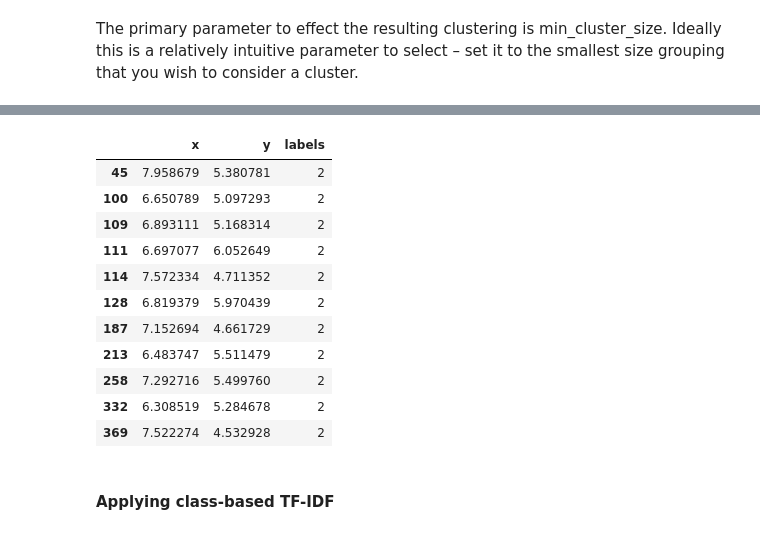
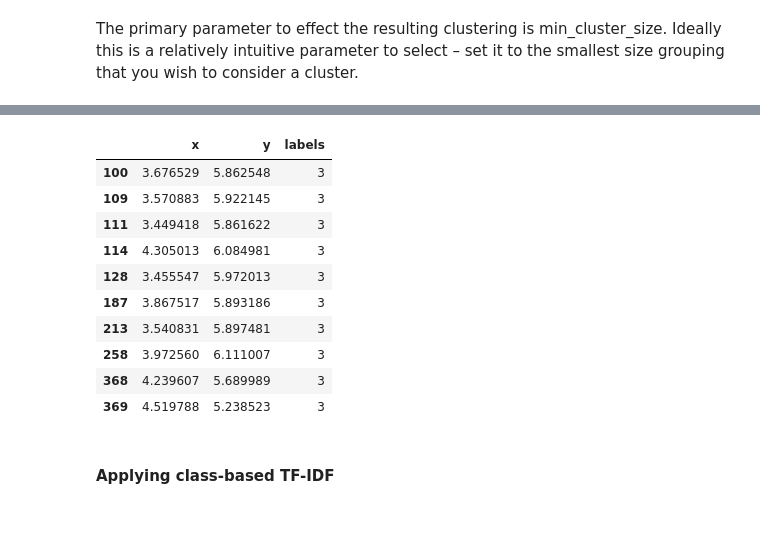
Before and after one commit to booktrackerGirl/Data-wrangling-and-analysis, a Jupyter notebook: Google Scholar Search/arXiv_analysis.ipynb, the cells around one changed output, grey strips where cells are left out. Drawn from its saved outputs; the diff is of its cells as text; code cells hidden in the pictures.

```diff
--- a/Google Scholar Search/arXiv_analysis.ipynb
+++ b/Google Scholar Search/arXiv_analysis.ipynb
@@ -530,6 +530,6 @@ UMAP has several hyperparameters that can have a significant impact on the resul
 
 Each of these parameters has a distinct effect, and we will look at each in turn. To make exploration simpler we will first write a short utility function that can fit the data with UMAP given a set of parameter choices, and plot the result.
 # %%
-umap_data1 = umap.UMAP(n_neighbors=200, n_components=50, min_dist=0.5, metric='correlation').fit_transform(embeddings)
-umap_data1.shape
+umap_data_1 = umap.UMAP(n_neighbors=200, n_components=50, min_dist=0.5, metric='cosine').fit_transform(embeddings)
+umap_data_1.shape
 # %% [output]
@@ -543,0 +539,3 @@ cluster1 = hdbscan.HDBSCAN(min_cluster_size=20,
+# %%
+umap_data_2 = umap.UMAP(n_neighbors=5, n_components=2, min_dist=0.2, metric='cosine').fit_transform(umap_data_1)
+umap_data_2.shape
@@ -543,0 +544,11 @@ cluster1 = hdbscan.HDBSCAN(min_cluster_size=20,
+# %%
+# Prepare data
+
+cluster = hdbscan.HDBSCAN(min_cluster_size=8,
+                          metric='euclidean',
+                          cluster_selection_method='eom').fit(umap_data_2)
+
+result = pd.DataFrame(umap_data_2, columns=['x', 'y'])
+result['labels'] = cluster.labels_
+
+len(result.labels.unique())
@@ -544,19 +557,10 @@ cluster1 = hdbscan.HDBSCAN(min_cluster_size=20,
 # %%
-# Prepare data
-umap_data_plot = umap.UMAP(n_neighbors=5, n_components=2, min_dist=0.9, metric='correlation').fit_transform(umap_data1)
-
-cluster = hdbscan.HDBSCAN(min_cluster_size=8,
-                          metric='euclidean',
-                          cluster_selection_method='eom').fit(umap_data_plot)
-
-result = pd.DataFrame(umap_data_plot, columns=['x', 'y'])
-result['labels'] = cluster.labels_
-
 # Visualize clusters
-fig, ax = plt.subplots(figsize=(8, 8))
+fig, ax = plt.subplots(figsize=(6, 6))
 outliers = result.loc[result.labels == -1, :]
 clustered = result.loc[result.labels != -1, :]
-plt.scatter(outliers.x, outliers.y, color='#BDBDBD', s=3)
-plt.scatter(clustered.x, clustered.y, c=clustered.labels, s=6, cmap='hsv_r', alpha=0.85)
-plt.colorbar()
+plt.scatter(outliers.x, outliers.y, color='#BDBDBD', s=5)
+plt.scatter(clustered.x, clustered.y, c=clustered.labels, cmap='Spectral', s=5)
+plt.gca().set_aspect('equal', 'datalim')
+plt.colorbar(boundaries=np.arange(12)-0.5).set_ticks(np.arange(11))
 # %% [output]
@@ -569,18 +572,17 @@ len(result.labels.unique())
 # %%
-result[result.labels==2]
+result[result.labels==3]
 # %% [output]
 |  | x | y | labels |
-| 45 | 7.958679 | 5.380781 | 2 |
-| 100 | 6.650789 | 5.097293 | 2 |
-| 109 | 6.893111 | 5.168314 | 2 |
-| 111 | 6.697077 | 6.052649 | 2 |
-| 114 | 7.572334 | 4.711352 | 2 |
-| 128 | 6.819379 | 5.970439 | 2 |
-| 187 | 7.152694 | 4.661729 | 2 |
-| 213 | 6.483747 | 5.511479 | 2 |
-| 258 | 7.292716 | 5.499760 | 2 |
-| 332 | 6.308519 | 5.284678 | 2 |
-| 369 | 7.522274 | 4.532928 | 2 |
+| 100 | 3.676529 | 5.862548 | 3 |
+| 109 | 3.570883 | 5.922145 | 3 |
+| 111 | 3.449418 | 5.861622 | 3 |
+| 114 | 4.305013 | 6.084981 | 3 |
+| 128 | 3.455547 | 5.972013 | 3 |
+| 187 | 3.867517 | 5.893186 | 3 |
+| 213 | 3.540831 | 5.897481 | 3 |
+| 258 | 3.972560 | 6.111007 | 3 |
+| 368 | 4.239607 | 5.689989 | 3 |
+| 369 | 4.519788 | 5.238523 | 3 |
 # %% [markdown]
 #### Applying class-based TF-IDF
 # %%
```
Also changed, not shown: parts of 32 cells of this notebook.
